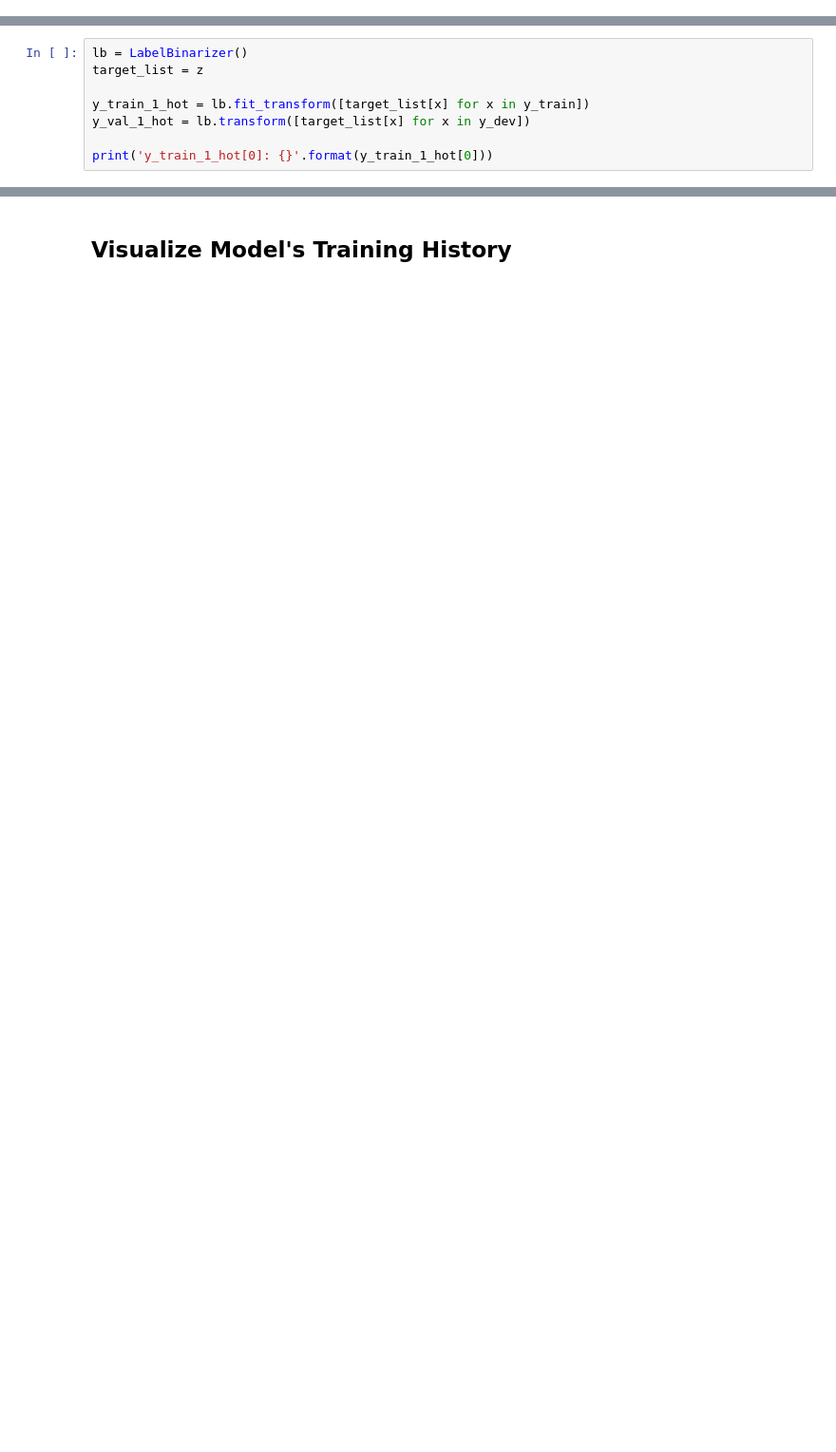
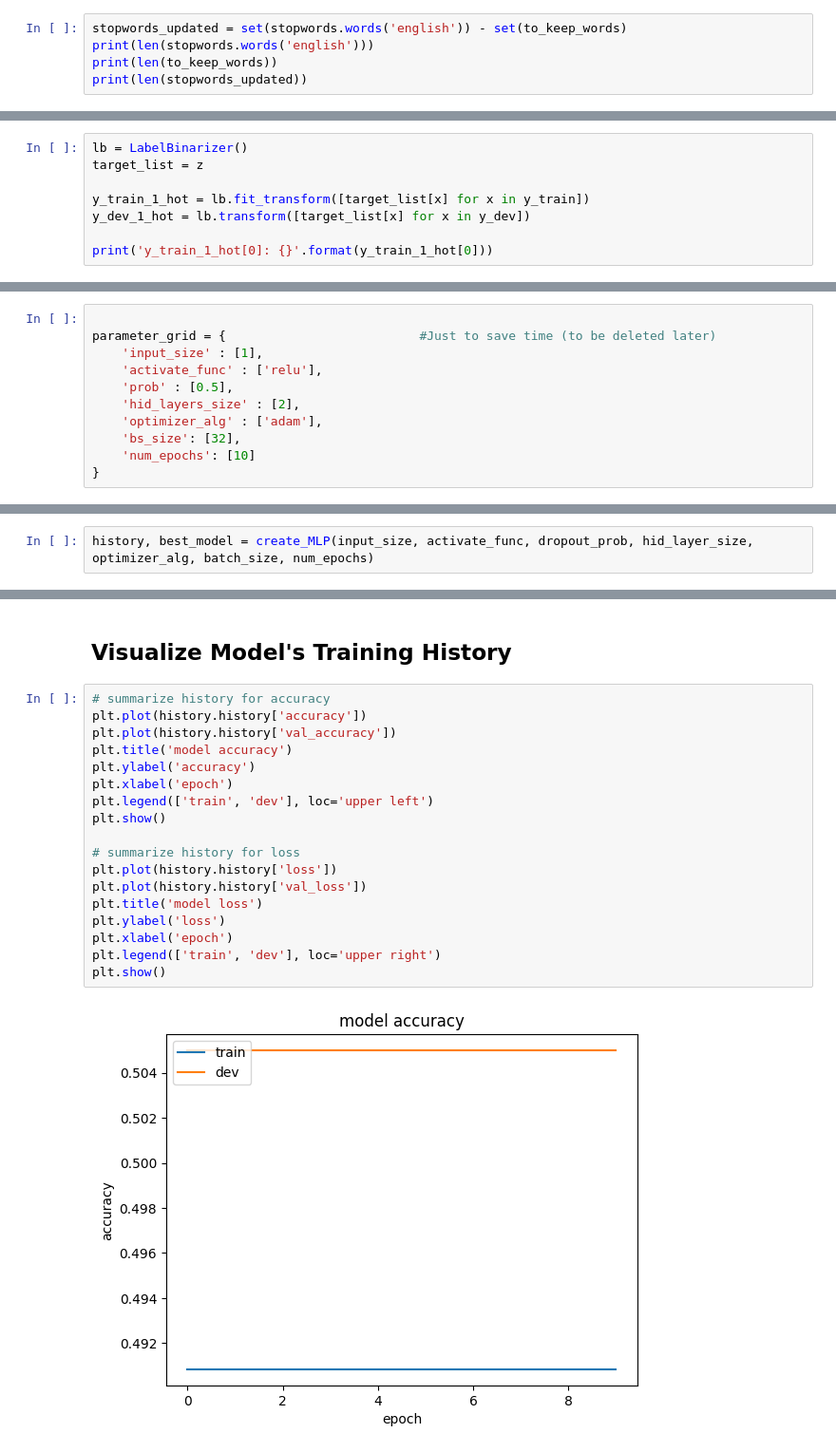
Before and after one commit to VassilisDrouzas/Natural-Language-Processing, a Jupyter notebook: mlp_nlp/ex_9.ipynb, the cells around one changed output, grey strips where cells are left out. Shown at 95% size. Drawn from its saved outputs; the diff is of its cells as text; blank space fills up the shorter version.

Commit message:
Finished the coding part, remains to run with different hyperparameters (now i put only one very simple case just to see code works fine)

```diff
--- a/mlp_nlp/ex_9.ipynb
+++ b/mlp_nlp/ex_9.ipynb
@@ -124,0 +201,5 @@ Average Document Length (in characters): 3893.002
+# %%
+stopwords_updated = set(stopwords.words('english')) - set(to_keep_words)
+print(len(stopwords.words('english')))
+print(len(to_keep_words))
+print(len(stopwords_updated))
@@ -352,7 +503,7 @@ lb = LabelBinarizer()
 target_list = z
 
 y_train_1_hot = lb.fit_transform([target_list[x] for x in y_train])
-y_val_1_hot = lb.transform([target_list[x] for x in y_dev])
+y_dev_1_hot = lb.transform([target_list[x] for x in y_dev])
 
 print('y_train_1_hot[0]: {}'.format(y_train_1_hot[0]))
 # %% [output]
@@ -458,0 +600,11 @@ KeyboardInterrupt:
+# %%
+
+parameter_grid = {                          #Just to save time (to be deleted later)
+    'input_size' : [1],
+    'activate_func' : ['relu'],
+    'prob' : [0.5],
+    'hid_layers_size' : [2],
+    'optimizer_alg' : ['adam'],
+    'bs_size': [32],
+    'num_epochs': [10]
+}
@@ -458,0 +673,2 @@ KeyboardInterrupt:
+# %%
+history, best_model = create_MLP(input_size, activate_func, dropout_prob, hid_layer_size, optimizer_alg, batch_size, num_epochs)
@@ -459,2 +741,22 @@ KeyboardInterrupt:
 # %% [markdown]
 ## Visualize Model's Training History
+# %%
+# summarize history for accuracy
+plt.plot(history.history['accuracy'])
+plt.plot(history.history['val_accuracy'])
+plt.title('model accuracy')
+plt.ylabel('accuracy')
+plt.xlabel('epoch')
+plt.legend(['train', 'dev'], loc='upper left')
+plt.show()
+
+# summarize history for loss
+plt.plot(history.history['loss'])
+plt.plot(history.history['val_loss'])
+plt.title('model loss')
+plt.ylabel('loss')
+plt.xlabel('epoch')
+plt.legend(['train', 'dev'], loc='upper right')
+plt.show()
+# %% [output]
+[figure, added]
```
Also changed, not shown: parts of 32 cells of this notebook.
